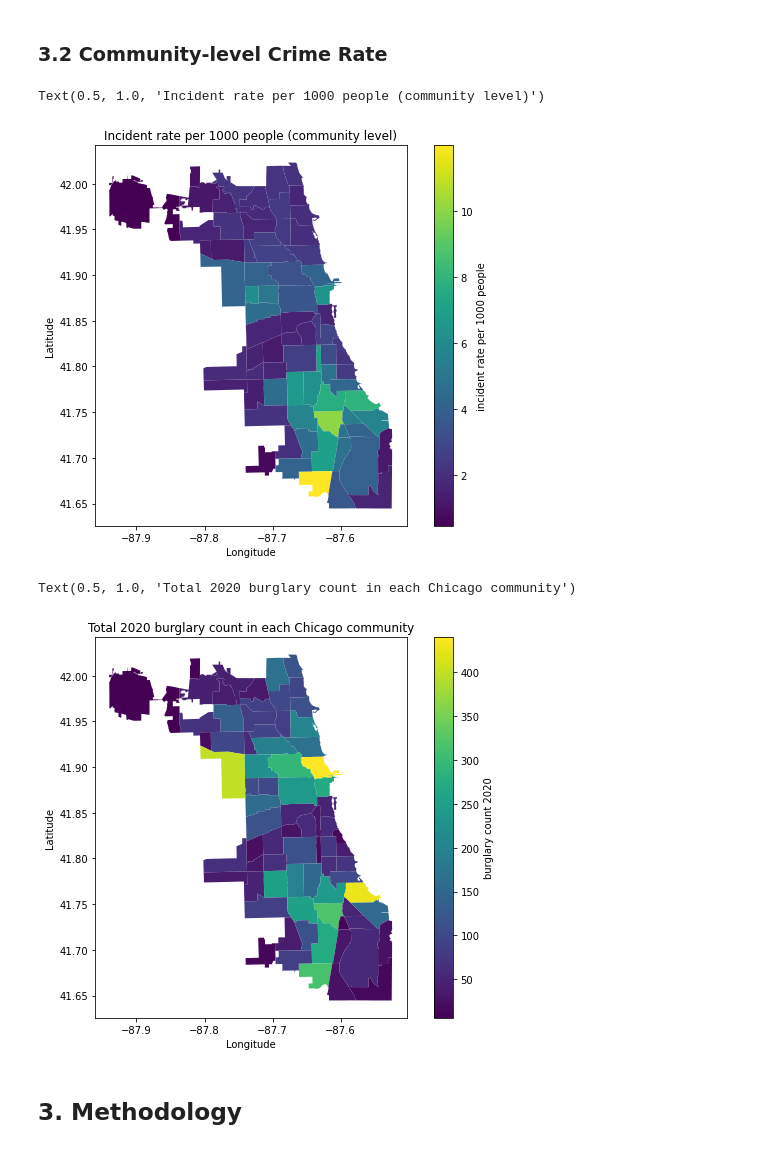
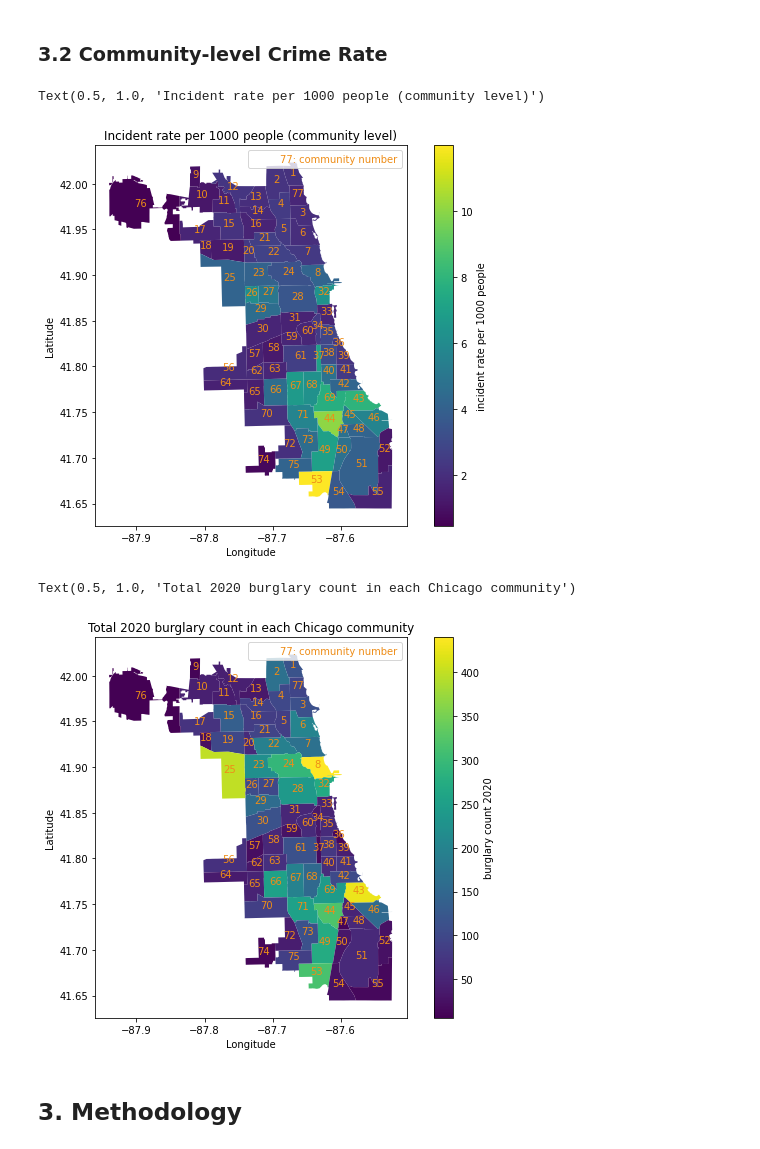
Before and after one commit to NijunJiang/CASA_CW, a Jupyter notebook: coursework.ipynb, the cells around one changed output. Cells and saved outputs as stored; diff of their text form; code cells hidden in the pictures.

```diff
--- a/coursework.ipynb
+++ b/coursework.ipynb
@@ -315,19 +315,31 @@ No handles with labels found to put in legend.
 # %% [markdown]
 ### 3.2 Community-level Crime Rate
 # %%
+from matplotlib.lines import Line2D
+from matplotlib.patches import Patch
 fig, ax = plt.subplots(figsize=(10, 7))
 chicago_community_with_crime_data.plot(
     column="incident rate per 1000 people",
     ax=ax,
     legend=True,
     legend_kwds={"label": "incident rate per 1000 people"},
 )
+chicago_community.apply(
+    lambda x: ax.annotate(
+        text=x["community number"], xy=x.geometry.centroid.coords[0], ha="center", color='#ee8d18'
+    ),
+    axis=1,
+)
+
+plt.plot([], [], ' ', label="77: community number")
+legend = plt.legend()
+plt.setp(legend.get_texts(), color='#ee8d18')
 ax.set_xlabel("Longitude")
 ax.set_ylabel("Latitude")
 ax.set_title("Incident rate per 1000 people (community level)")
 # %% [output]
 Text(0.5, 1.0, 'Incident rate per 1000 people (community level)')
-[figure, old version]
+[figure, new version]
 # %%
 fig, ax = plt.subplots(figsize=(10, 7))
 chicago_community_with_crime_data.plot(
@@ -336,12 +348,22 @@ chicago_community_with_crime_data.plot(
     legend=True,
     legend_kwds={"label": "burglary count 2020"},
 )
+chicago_community.apply(
+    lambda x: ax.annotate(
+        text=x["community number"], xy=x.geometry.centroid.coords[0], ha="center", color='#ee8d18'
+    ),
+    axis=1,
+)
+
+plt.plot([], [], ' ', label="77: community number")
+legend = plt.legend()
+plt.setp(legend.get_texts(), color='#ee8d18')
 ax.set_xlabel("Longitude")
 ax.set_ylabel("Latitude")
 ax.set_title("Total 2020 burglary count in each Chicago community")
 # %% [output]
 Text(0.5, 1.0, 'Total 2020 burglary count in each Chicago community')
-[figure, old version]
+[figure, new version]
 # %% [markdown]
 ## 3. Methodology
 # %% [markdown]
```
Also changed, not shown: parts of 3 cells of this notebook.
